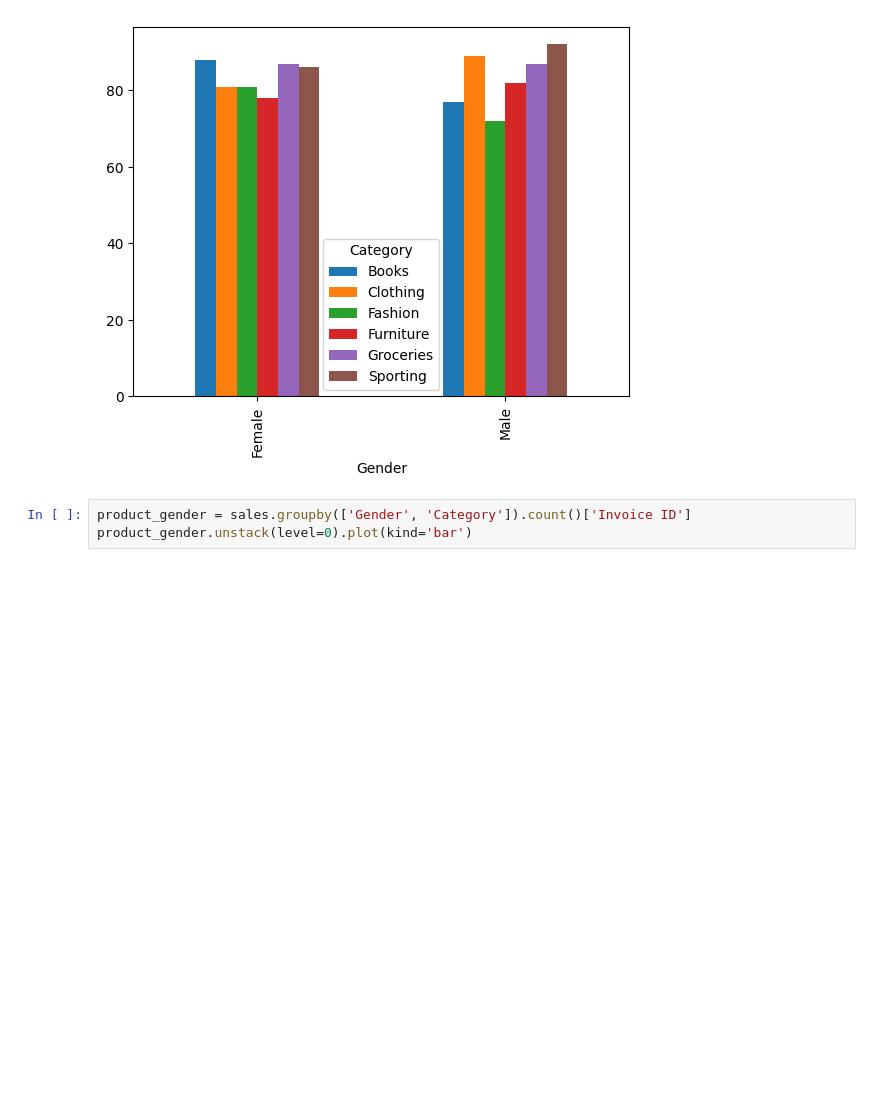
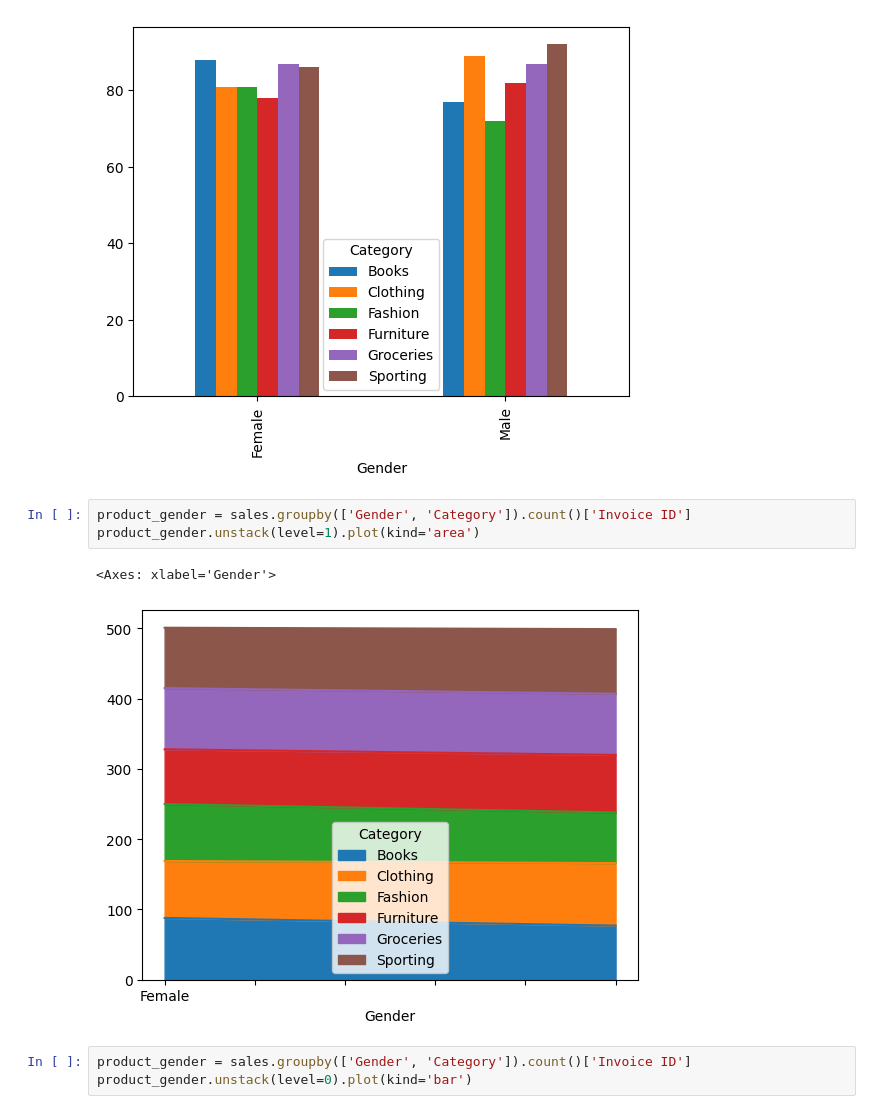
Before and after one commit to Ebin21/AI-ML, a Jupyter notebook: sales.ipynb, the cells around one changed output. Saved outputs shown, nothing was run; the diff lists cells and outputs as text; blank space fills up the shorter version.

```diff
--- a/sales.ipynb
+++ b/sales.ipynb
@@ -324,6 +324,12 @@ product_gender.unstack(level=1).plot(kind='bar')
 # %% [output]
 <Axes: xlabel='Gender'>
 [figure]
+# %%
+product_gender = sales.groupby(['Gender', 'Category']).count()['Invoice ID']
+product_gender.unstack(level=1).plot(kind='area')
+# %% [output]
+<Axes: xlabel='Gender'>
+[figure, added]
 # %%
 product_gender = sales.groupby(['Gender', 'Category']).count()['Invoice ID']
 product_gender.unstack(level=0).plot(kind='bar')
```
